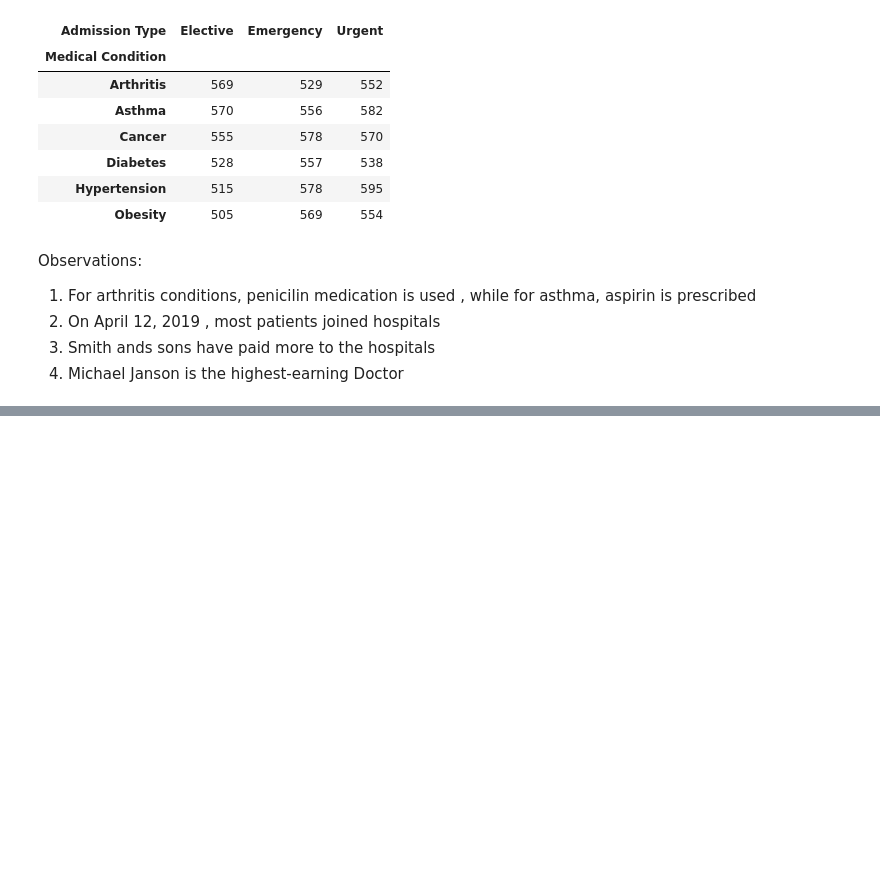
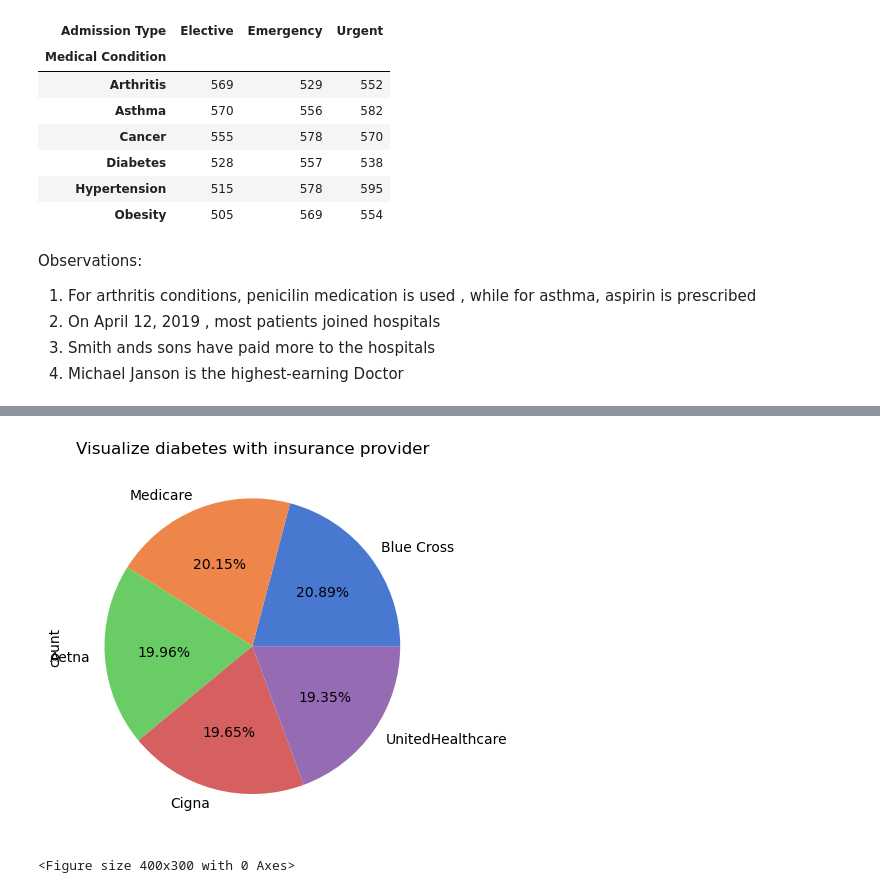
Before and after one commit to kiptochmike/Healthcare, a Jupyter notebook: healthcare.ipynb, the cells around one changed output, grey strips where cells are left out. Cells and saved outputs as stored; diff of their text form; code cells hidden in the pictures; blank space fills up the shorter version.

```diff
--- a/healthcare.ipynb
+++ b/healthcare.ipynb
@@ -234,0 +263,15 @@ Observations:
+# %%
+
+
+# find which insurance are providing insurance for diabetes
+diabetes = data[data['Medical Condition'] == 'Diabetes']['Insurance Provider'].value_counts()
+
+colors = sns.color_palette('muted')
+# plot the graph
+diabetes.plot(kind='pie', colors=colors, labels=diabetes.index,autopct='%1.2f%%')
+plt.title('Visualize diabetes with insurance provider')
+plt.figure(figsize=(4,3))
+plt.show()
+# %% [output]
+[figure, added]
+<Figure size 400x300 with 0 Axes>
```
Also changed, not shown: parts of 5 cells of this notebook.
